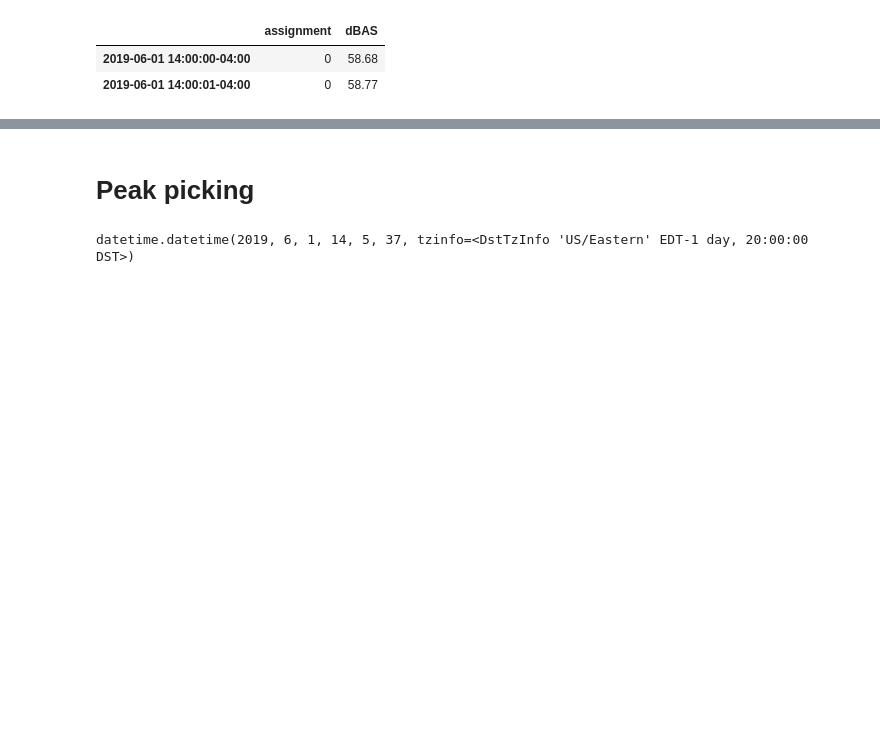
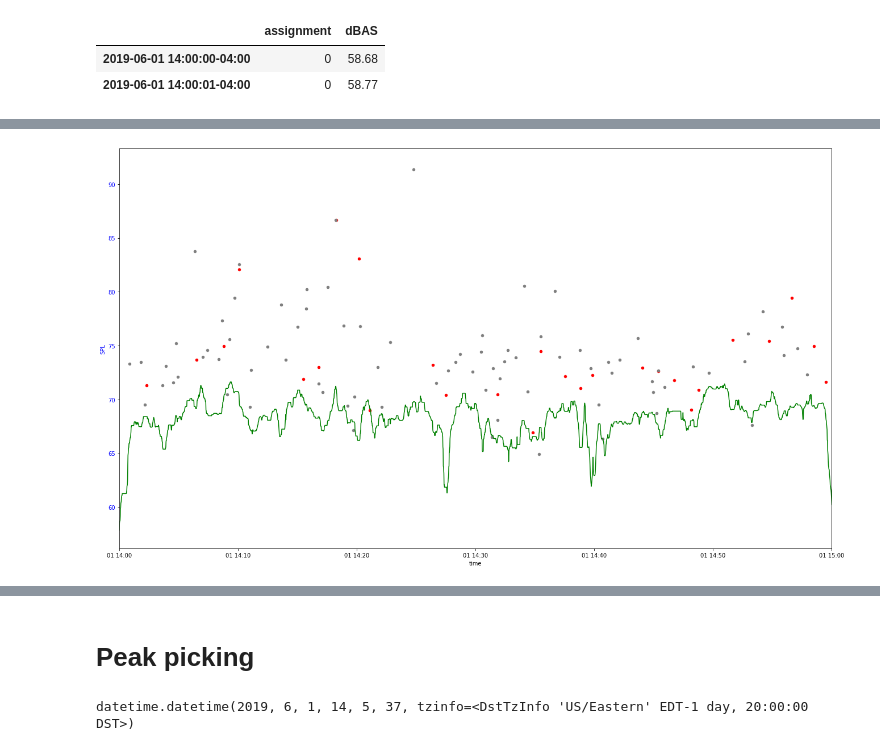
Before and after one commit to marin-hyatt/public-redhook-analysis, a Jupyter notebook: Truck_Analysis.ipynb, the cells around one changed output, grey strips where cells are left out. Cells and saved outputs as stored; diff of their text form; code cells hidden in the pictures; blank space fills up the shorter version.

```diff
--- a/Truck_Analysis.ipynb
+++ b/Truck_Analysis.ipynb
@@ -811,3 +808,5 @@ all_joined_df.tail(100)
 | 2019-07-01 00:00:41-04:00 | 73.17 | 0.0 |
 | 2019-07-01 00:00:42-04:00 | 77.04 | 0.0 |
 100 rows × 2 columns
+# %%
+all_joined_df_cut = all_joined_df[:-42]
@@ -1004,0 +1032,5 @@ truck_timestamp_peaks_dt:
+# %%
+plot_truck_clusters_scatter(all_joined_df_cut['2019-06-01 14:00:00-04:00':'2019-06-01 15:00:00-04:00'], \
+                            all_joined_df_cut['2019-06-01 14:00:00-04:00':'2019-06-01 15:00:00-04:00'].index[0], \
+                           all_joined_df_cut['2019-06-01 14:00:00-04:00':'2019-06-01 15:00:00-04:00'].index[-1], 7)
+# %% [output]
@@ -1005 +1054,2 @@ truck_timestamp_peaks_dt:
+[figure, added]
 # %%
```
Also changed, not shown: parts of 12 cells of this notebook.
